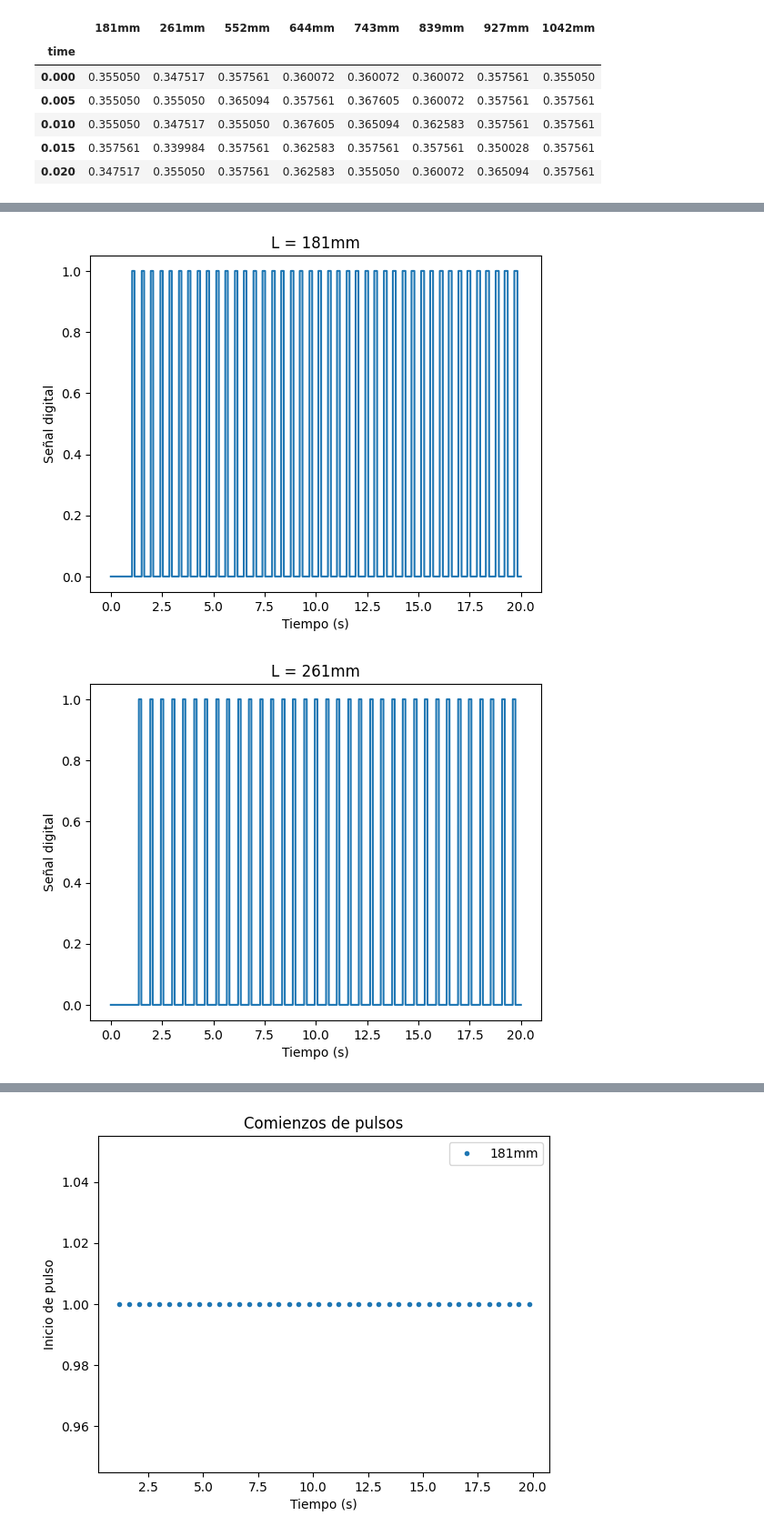
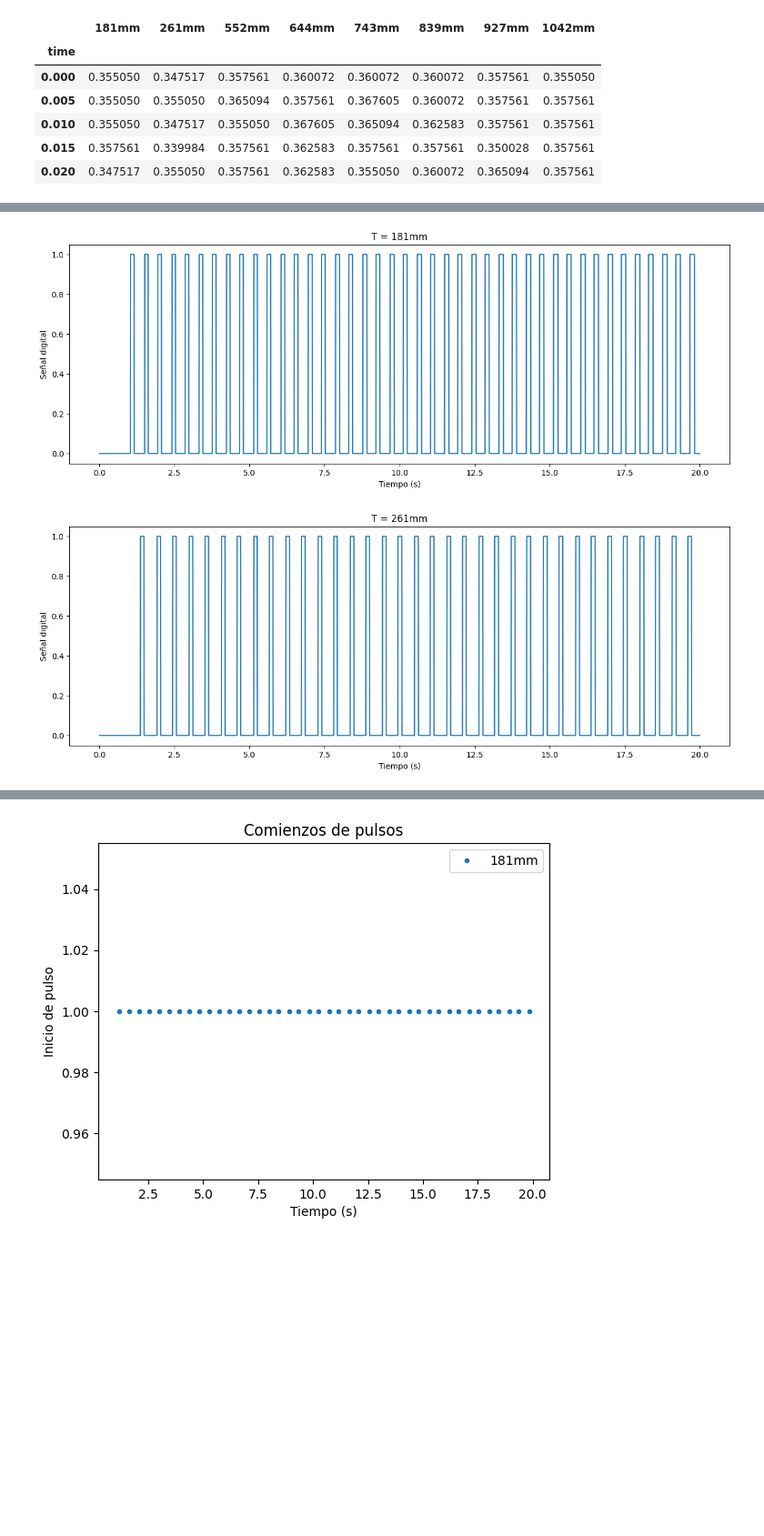
Before and after one commit to LecJackS/Mecanica-y-Termodinamica-2024-1C, a Jupyter notebook: Laboratorios/Labo03-04/Labo02.ipynb, the cells around one changed output, grey strips where cells are left out. Shown at 91% size. Saved outputs shown, nothing was run; the diff lists cells and outputs as text; code cells hidden in the pictures; blank space fills up the shorter version.

```diff
--- a/Laboratorios/Labo03-04/Labo02.ipynb
+++ b/Laboratorios/Labo03-04/Labo02.ipynb
@@ -55,8 +96,9 @@ df.head()
 # %%
 # Grafico todas las señales
 for c in columns:
+    plt.figure(figsize=(15,5))
     df[c].plot()
-    plt.title(f"L = {c}")
+    plt.title(f"Pendulo de longitud T = {c}")
     plt.xlabel("Tiempo (s)")
     plt.ylabel("Voltaje (V)")
     plt.show()
@@ -72,14 +114,15 @@ for c in columns:
 # %%
 # Duplico y digitalizo cada columna: Si V es mayor a 3, entonces 1, sino 0
 df_digital = df.apply(lambda x: x > 3).astype(int)
 
 # Señales digitales
 for c in columns:
+    plt.figure(figsize=(15,5))
     df_digital[c].plot()
-    plt.title(f"L = {c}")
+    plt.title(f"T = {c}")
     plt.xlabel("Tiempo (s)")
     plt.ylabel("Señal digital")
     plt.show()
 # %% [output]
-[figure, old version]
+[figure, new version]
-[figure, old version]
+[figure, new version]
```
Also changed, not shown: parts of 25 cells of this notebook.
